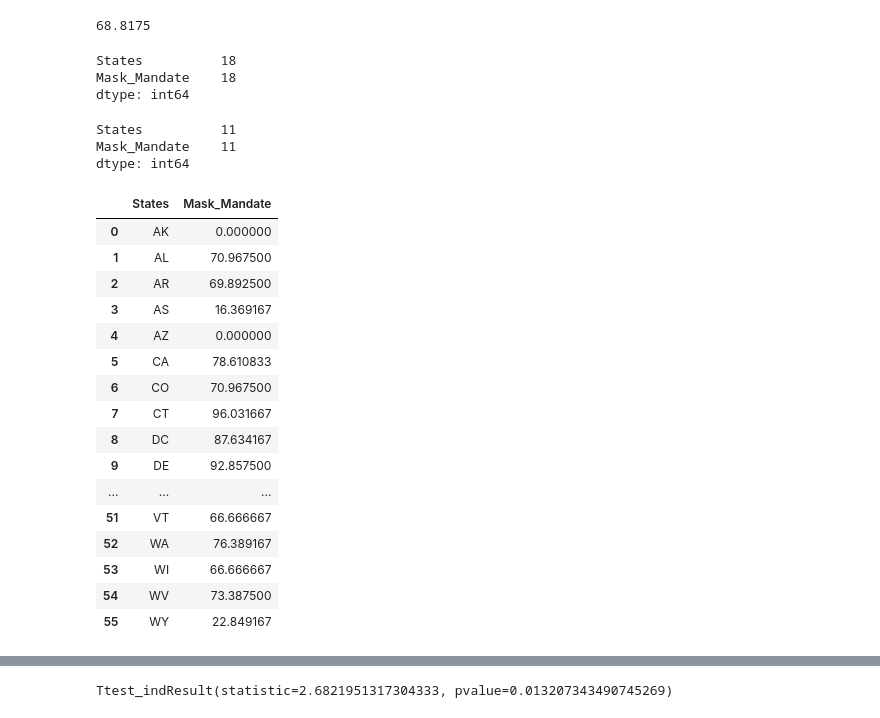
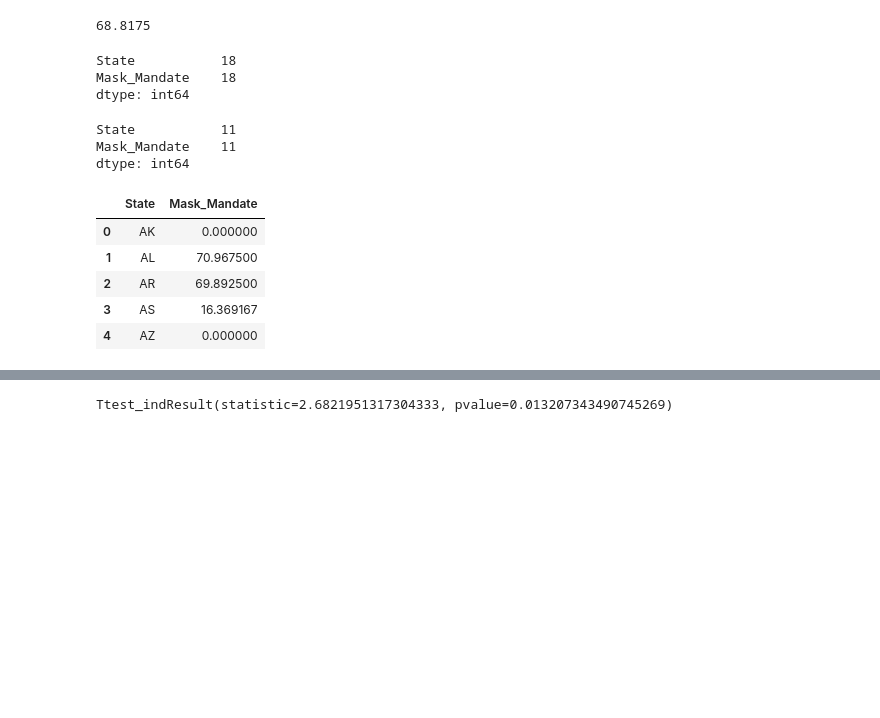
Before and after one commit to jenniecinelli/project_one, a Jupyter notebook: Folder2/Mask_Mandate_Analysis.ipynb, the cells around one changed output, grey strips where cells are left out. Cells and saved outputs as stored; diff of their text form; code cells hidden in the pictures; blank space fills up the shorter version.

```diff
--- a/Folder2/Mask_Mandate_Analysis.ipynb
+++ b/Folder2/Mask_Mandate_Analysis.ipynb
@@ -32,42 +32,31 @@ df.loc[df["State_Tribe_Territory"]=="MN"]["Percent_Public_Face_Mask_Mandate"].me
 # %% [output]
 68.8175
 # %%
-Dict = {"States":[],"Mask_Mandate":[]}
+Dict = {"State":[],"Mask_Mandate":[]}
 states = df["State_Tribe_Territory"].unique()
 for state in states:
     mask_mandate_mean = df.loc[df["State_Tribe_Territory"]==state]["Percent_Public_Face_Mask_Mandate"].mean()
-    Dict["States"].append(state)
+    Dict["State"].append(state)
     Dict["Mask_Mandate"].append(mask_mandate_mean)
 # %%
 df1 = pd.DataFrame(Dict)
 df1.loc[df1["Mask_Mandate"]>80].count()
 # %% [output]
-States          18
+State           18
 Mask_Mandate    18
 dtype: int64
 # %%
 df1.loc[df1["Mask_Mandate"]==0].count()
 # %% [output]
-States          11
+State           11
 Mask_Mandate    11
 dtype: int64
 # %%
-df1
+df1.head()
 # %% [output]
-|  | States | Mask_Mandate |
+|  | State | Mask_Mandate |
 | 0 | AK | 0.000000 |
 | 1 | AL | 70.967500 |
 | 2 | AR | 69.892500 |
 | 3 | AS | 16.369167 |
 | 4 | AZ | 0.000000 |
-| 5 | CA | 78.610833 |
-| 6 | CO | 70.967500 |
-| 7 | CT | 96.031667 |
-| 8 | DC | 87.634167 |
-| 9 | DE | 92.857500 |
-| ... | ... | ... |
-| 51 | VT | 66.666667 |
-| 52 | WA | 76.389167 |
-| 53 | WI | 66.666667 |
-| 54 | WV | 73.387500 |
-| 55 | WY | 22.849167 |
```
Also changed, not shown: parts of 21 cells of this notebook, 12 other files.
